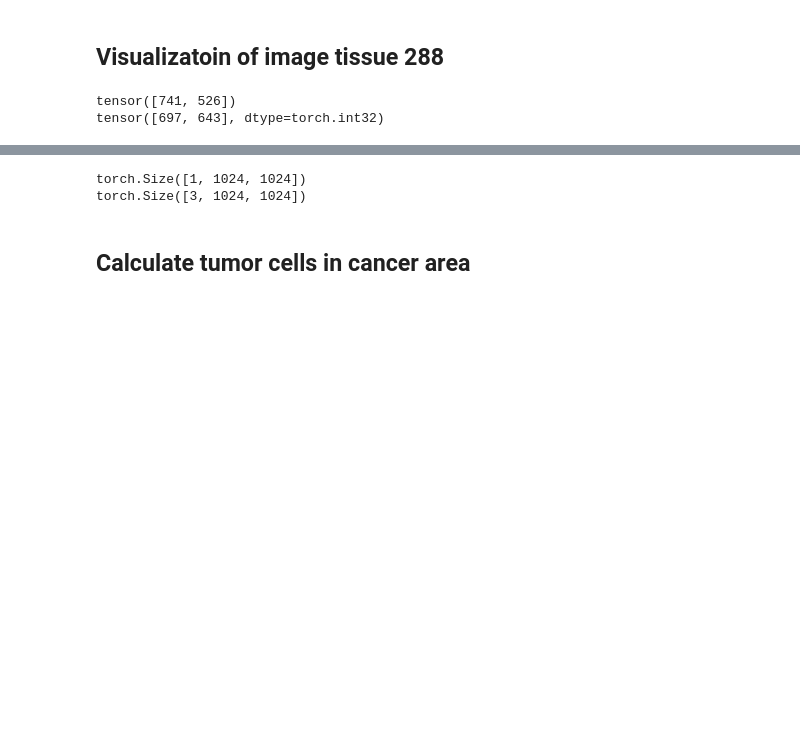
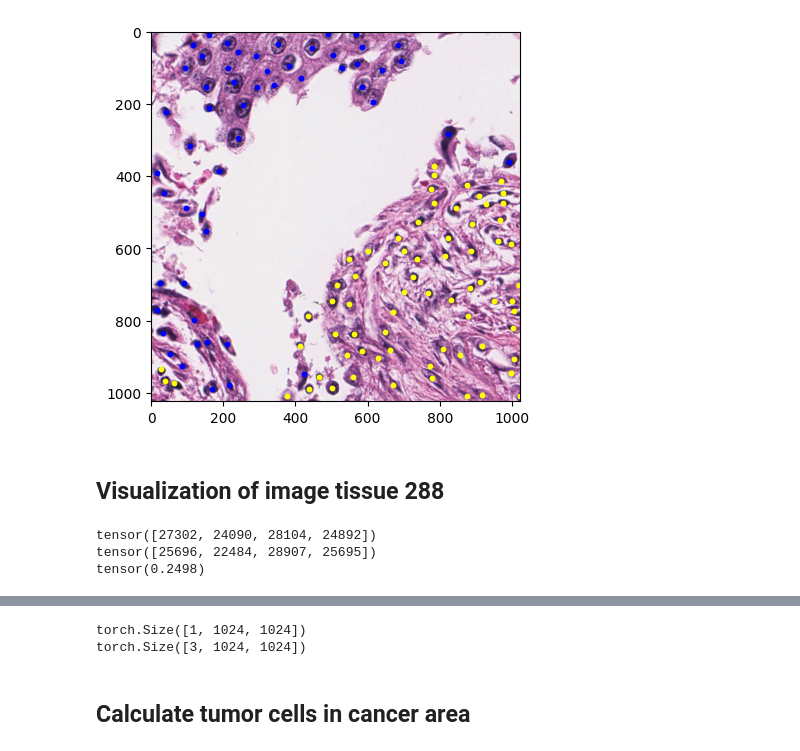
Before and after one commit to bendikgh/histopathology_segmentation, a Jupyter notebook: eda.ipynb, the cells around one changed output, grey strips where cells are left out. Saved outputs shown, nothing was run; the diff lists cells and outputs as text; code cells hidden in the pictures; blank space fills up the shorter version.

Commit message:
general cleanup and add images

```diff
--- a/eda.ipynb
+++ b/eda.ipynb
@@ -28,0 +7,23 @@ cell_tensors += load_csv_to_tensors(directory_path_val)
+# %%
+import torch
+import math
+import json
+import os
+
+import matplotlib.pyplot as plt
+import numpy as np
+import pandas as pd
+
+from PIL import Image
+from utils import (
+    load_images_to_tensors,
+    load_csv_to_tensors,
+    calculate_TC_in_CA,
+    Annotation,
+    calculate_ROI_scaling_value,
+    transform_points,
+    translate_cell_to_tissue_coordinates,
+)
+from torchvision.transforms import PILToTensor
+
+tensor_transformation = PILToTensor()
@@ -29,2 +112,10 @@ cell_tensors += load_csv_to_tensors(directory_path_val)
+# %%
+plt.imshow(np.transpose(data["288"]["cell_image"],(1, 2, 0)), cmap="grey")
+for cor in data["288"]["cell_annotated"]:
+  x, y = cor[0], cor[1]
+  color = "yellow" if cor[2] == 1 else "blue"
+  plt.scatter(x, y, color=color, s=10)
+# %% [output]
+[figure, added]
 # %% [markdown]
-## Visualizatoin of image tissue 288
+## Visualization of image tissue 288
@@ -33,13 +122,9 @@ cell_area, tissue_area, scalar = calculate_areas_scalar("288")
-# %%
-cell_points = cell_tensors[287]
-tissue = tissue_tensors[287]
-cell_annotation = cell_points[:, 2]
-cell_points = cell_points[:, :2]
-
-print(cell_points[0, :])
-cell_points = points_to_pixels(cell_points, cell_area, tissue_area, scalar)
-cell_points = cell_points.to(dtype=torch.int)
-print(cell_points[0, :])
-# %% [output]
-tensor([741, 526])
-tensor([697, 643], dtype=torch.int32)
+# %%
+cell_area, tissue_area, scaling_value = calculate_ROI_scaling_value(sample_id="288")
+print(cell_area)
+print(tissue_area)
+print(scaling_value)
+# %% [output]
+tensor([27302, 24090, 28104, 24892])
+tensor([25696, 22484, 28907, 25695])
+tensor(0.2498)
```
Also changed, not shown: parts of 16 cells of this notebook, 3 other files.
